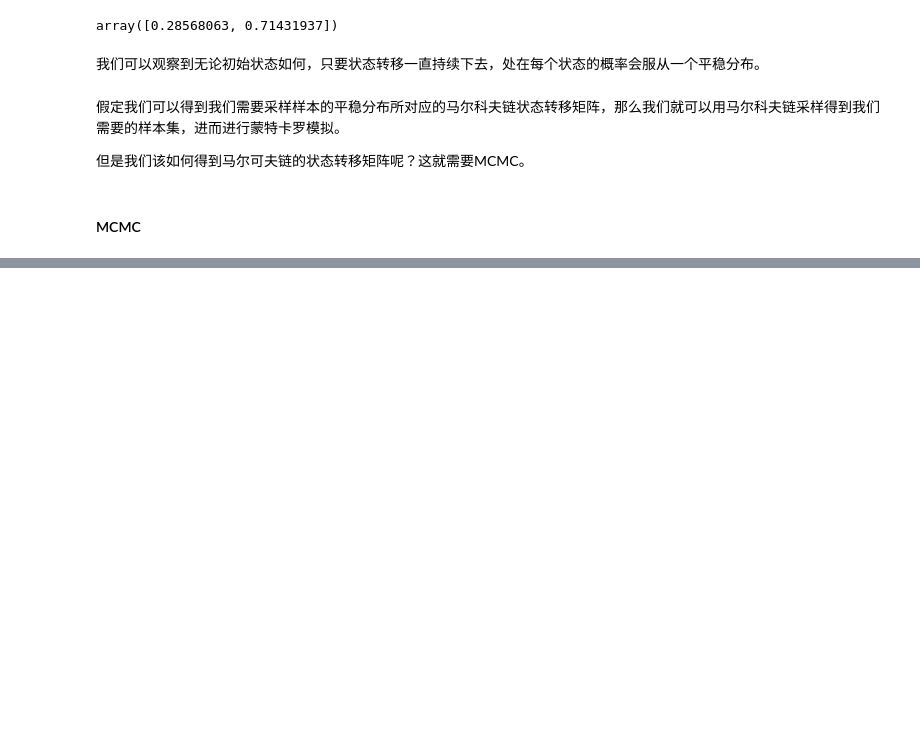
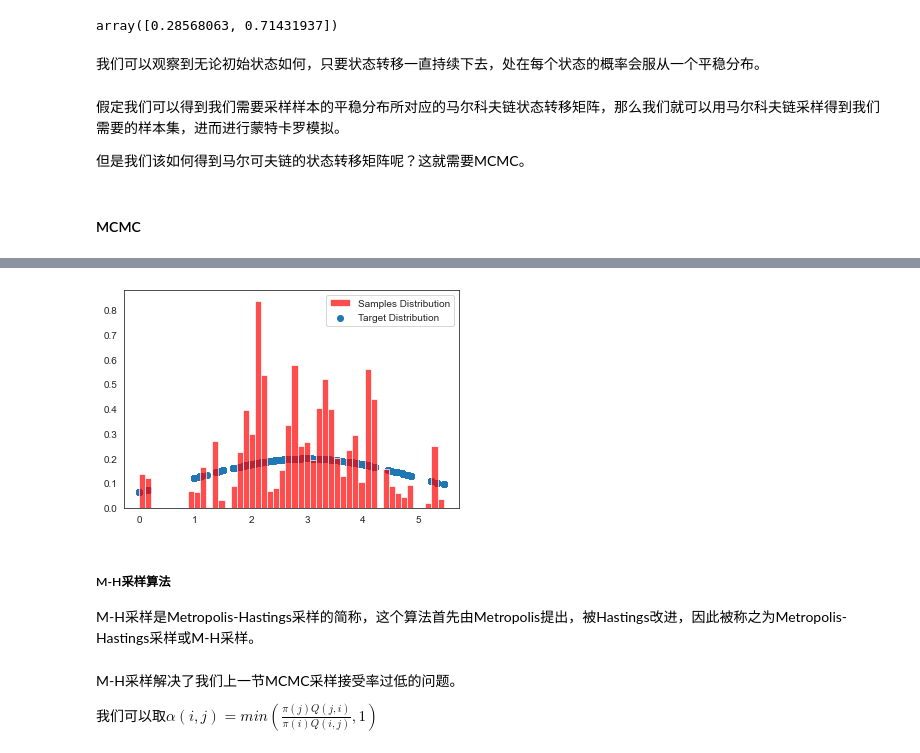
Before and after one commit to Utenna/PyBayesian, a Jupyter notebook: liu/Yikang_0701.ipynb, the cells around one changed output, grey strips where cells are left out. Saved outputs shown, nothing was run; the diff lists cells and outputs as text; code cells hidden in the pictures; blank space fills up the shorter version.

```diff
--- a/liu/Yikang_0701.ipynb
+++ b/liu/Yikang_0701.ipynb
@@ -353,0 +400,16 @@ array([0.28568063, 0.71431937])
+# %%
+plt.scatter(pi, norm.pdf(pi, loc=3, scale=2),label='Target Distribution')
+num_bins = 50
+plt.hist(pi, num_bins, density = True, facecolor='red', alpha=0.7,label='Samples Distribution')
+plt.legend()
+plt.show()
+# %% [output]
+[figure, added]
+# %% [markdown]
+##### M-H采样算法
+
+M-H采样是Metropolis-Hastings采样的简称，这个算法首先由Metropolis提出，被Hastings改进，因此被称之为Metropolis-Hastings采样或M-H采样。
+# %% [markdown]
+M-H采样解决了我们上一节MCMC采样接受率过低的问题。
+
+我们可以取$\alpha(i,j)=min(\frac{\pi(j)Q(j,i)}{\pi(i)Q(i,j)},1 )$
```
Also changed, not shown: parts of 12 cells of this notebook, 1 other file.
